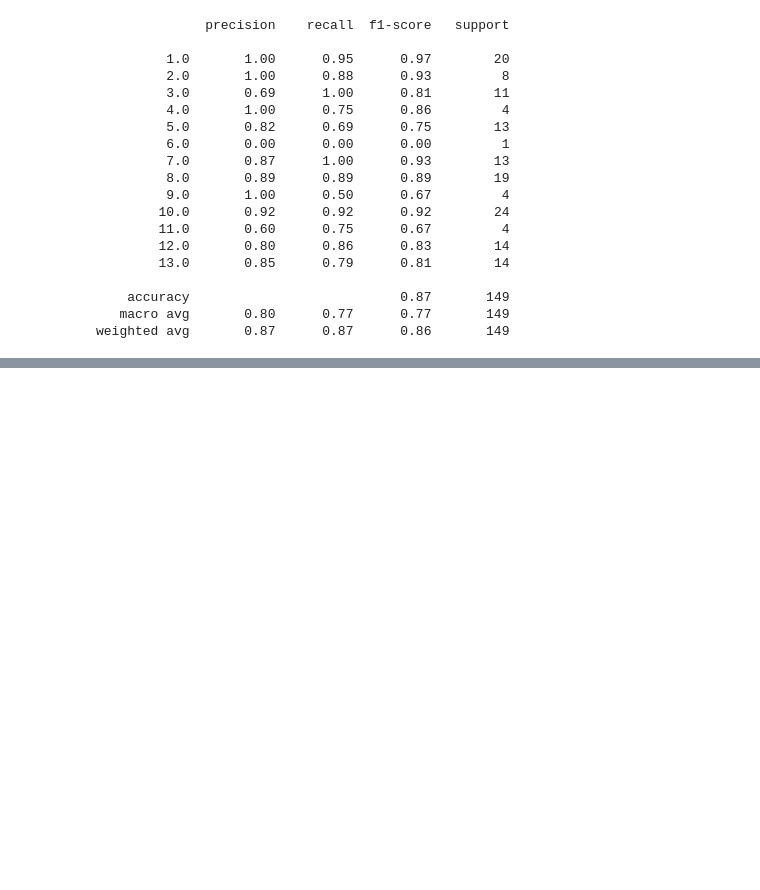
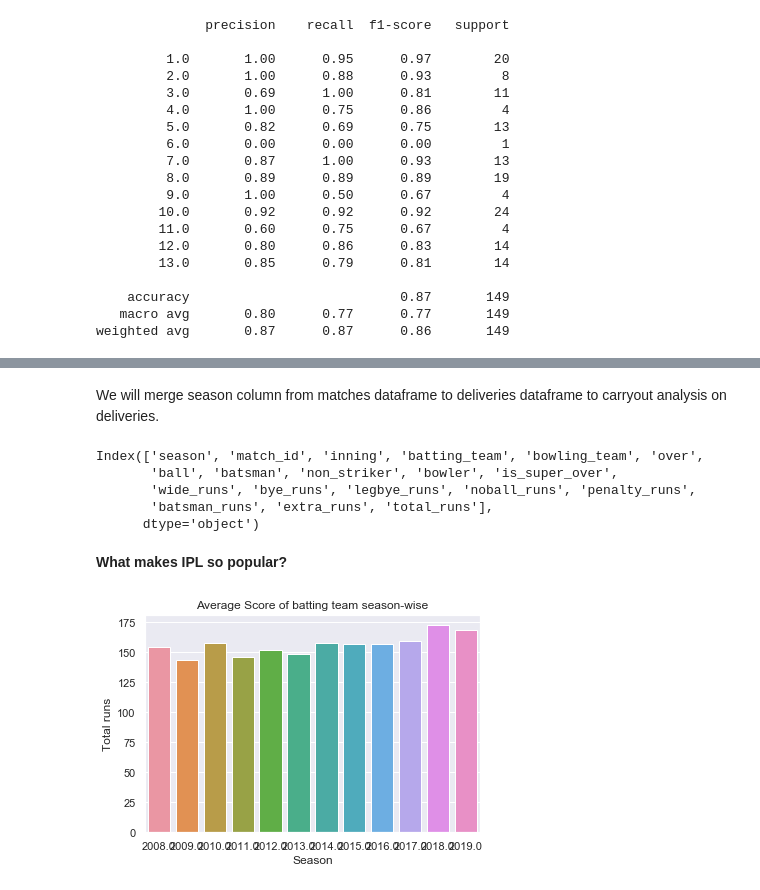
Before and after one commit to Amruthhs/Sports-Analysis, a Jupyter notebook: 2008-2019.ipynb, the cells around one changed output, grey strips where cells are left out. Drawn from its saved outputs; the diff is of its cells as text; code cells hidden in the pictures; blank space fills up the shorter version.

Commit message:
Deliverries Analysis
Deliverries Analysis

```diff
--- a/2008-2019.ipynb
+++ b/2008-2019.ipynb
@@ -1413,0 +1419,2 @@ weighted avg       0.87      0.87      0.86       149
+# %%
+deliveries = pd.read_csv('deliveries.csv')
@@ -1413,0 +1484,3 @@ weighted avg       0.87      0.87      0.86       149
+# %%
+#Dropping player_dismissed, dismissal_kind and fielder columns
+deliveries.drop(['player_dismissed', 'dismissal_kind', 'fielder'],axis=1, inplace=True)
@@ -1413,0 +1509,29 @@ weighted avg       0.87      0.87      0.86       149
+# %% [markdown]
+We will merge season column from matches dataframe to deliveries dataframe to carryout analysis on deliveries.
+# %%
+#Merge season column from matches df to deliveries df
+delivery_match = matches[['id','season']].merge(deliveries,left_on='id', right_on='match_id',how='left').drop('id',axis=1)
+# %%
+delivery_match.columns
+# %% [output]
+Index(['season', 'match_id', 'inning', 'batting_team', 'bowling_team', 'over',
+       'ball', 'batsman', 'non_striker', 'bowler', 'is_super_over',
+       'wide_runs', 'bye_runs', 'legbye_runs', 'noball_runs', 'penalty_runs',
+       'batsman_runs', 'extra_runs', 'total_runs'],
+      dtype='object')
+# %% [markdown]
+**What makes IPL so popular?**
+# %%
+def barplot(x_axis, y_axis, data_plot, title, x_label, y_label):
+    plot=sns.barplot(x=x_axis, y=y_axis, data=data_plot)
+    plot.set(xlabel=x_label, ylabel=y_label)
+    plot.set_title(title)
+    plt.show()
+# %%
+#Average score of batting team season-wise
+match_score=delivery_match.groupby(['match_id','season','batting_team'])['total_runs'].sum().reset_index()
+avg_score_season=match_score.groupby(['season'])['total_runs'].mean().reset_index()
+barplot('season','total_runs',avg_score_season,'Average Score of batting team season-wise',
+        'Season','Total runs')
+# %% [output]
+[figure, added]
```
Also changed, not shown: parts of 34 cells of this notebook, 1 other file.
